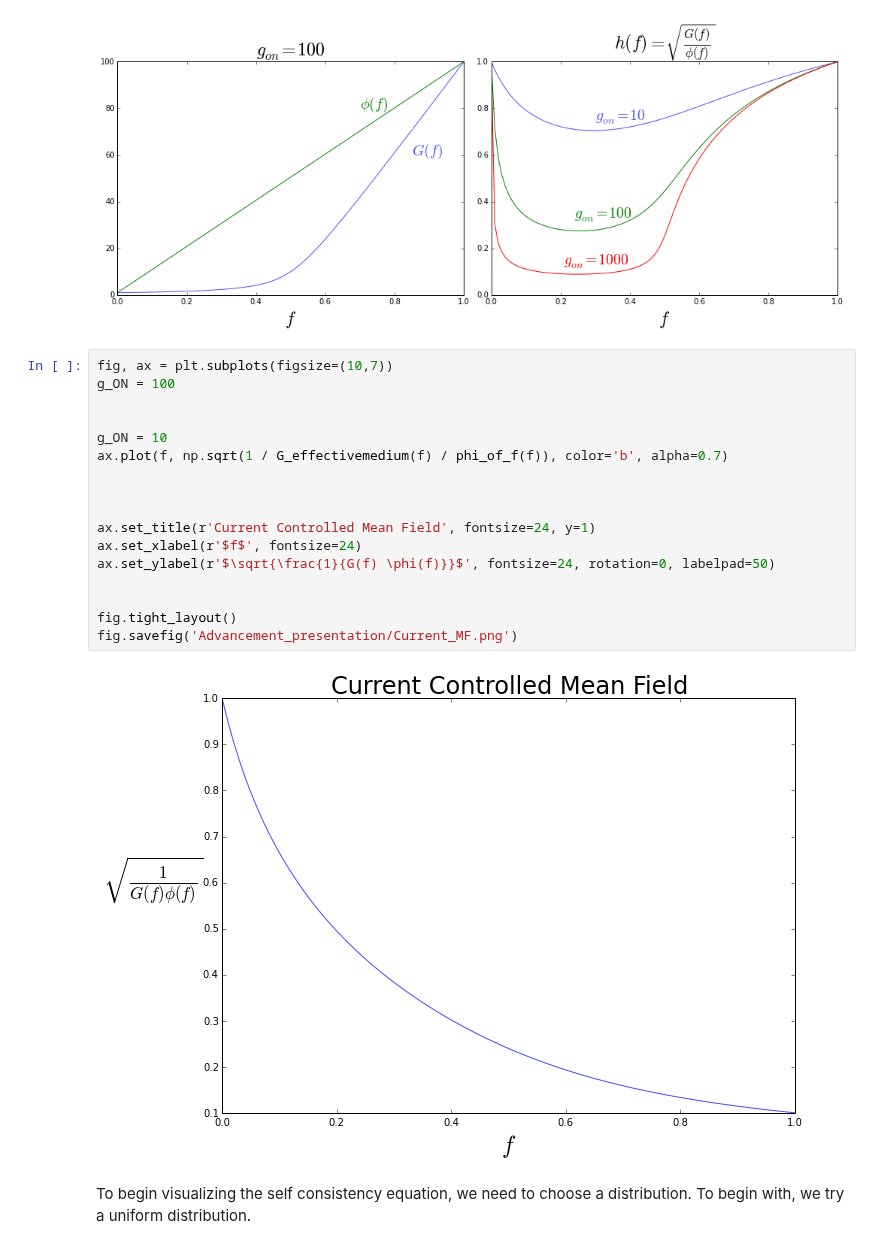
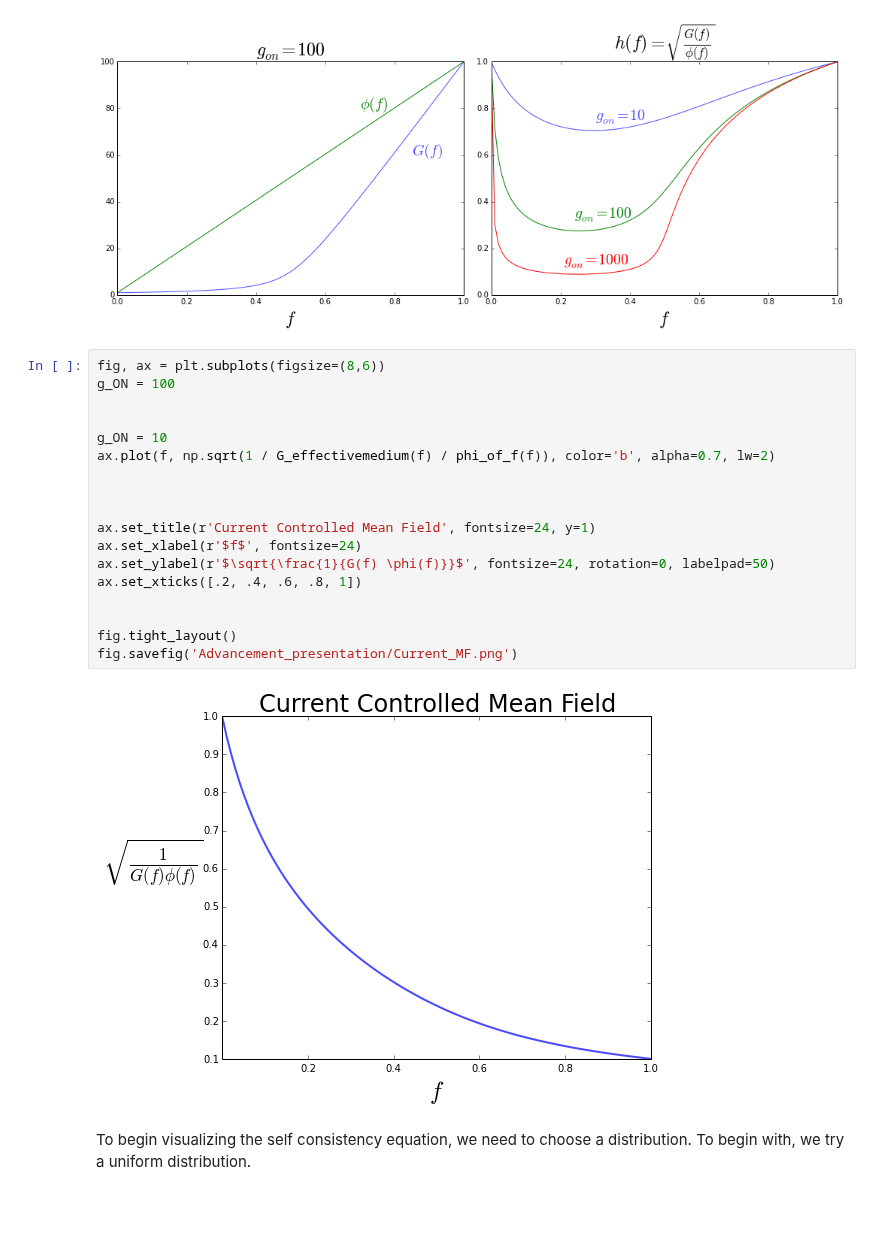
Before and after one commit to forrestsheldon/memNets, a Jupyter notebook: Mean_Field_Theory.ipynb, the cells around one changed output. Drawn from its saved outputs; the diff is of its cells as text; blank space fills up the shorter version.

```diff
--- a/Mean_Field_Theory.ipynb
+++ b/Mean_Field_Theory.ipynb
@@ -81,24 +81,25 @@ fig.savefig('Advancement_presentation/MF_upper_limit.png')
 # %% [output]
 [figure]
 # %%
-fig, ax = plt.subplots(figsize=(10,7))
+fig, ax = plt.subplots(figsize=(8,6))
 g_ON = 100
 
 
 g_ON = 10
-ax.plot(f, np.sqrt(1 / G_effectivemedium(f) / phi_of_f(f)), color='b', alpha=0.7)
+ax.plot(f, np.sqrt(1 / G_effectivemedium(f) / phi_of_f(f)), color='b', alpha=0.7, lw=2)
 
 
 
 ax.set_title(r'Current Controlled Mean Field', fontsize=24, y=1)
 ax.set_xlabel(r'$f$', fontsize=24)
 ax.set_ylabel(r'$\sqrt{\frac{1}{G(f) \phi(f)}}$', fontsize=24, rotation=0, labelpad=50)
+ax.set_xticks([.2, .4, .6, .8, 1])
 
 
 fig.tight_layout()
 fig.savefig('Advancement_presentation/Current_MF.png')
 # %% [output]
-[figure, old version]
+[figure, new version]
 # %% [markdown]
 To begin visualizing the self consistency equation, we need to choose a distribution.  To begin with, we try a uniform distribution.
 # %%
```
Also changed, not shown: 7 other files.
